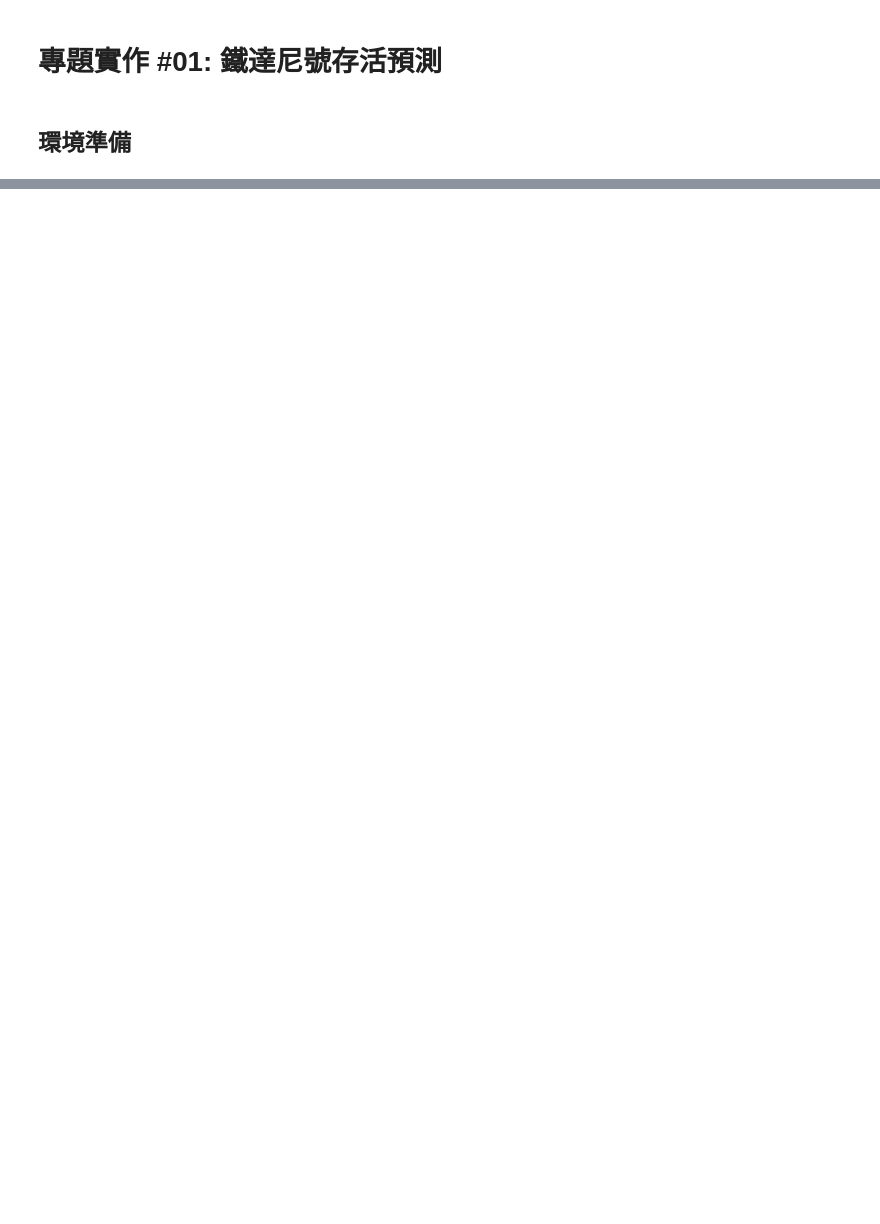
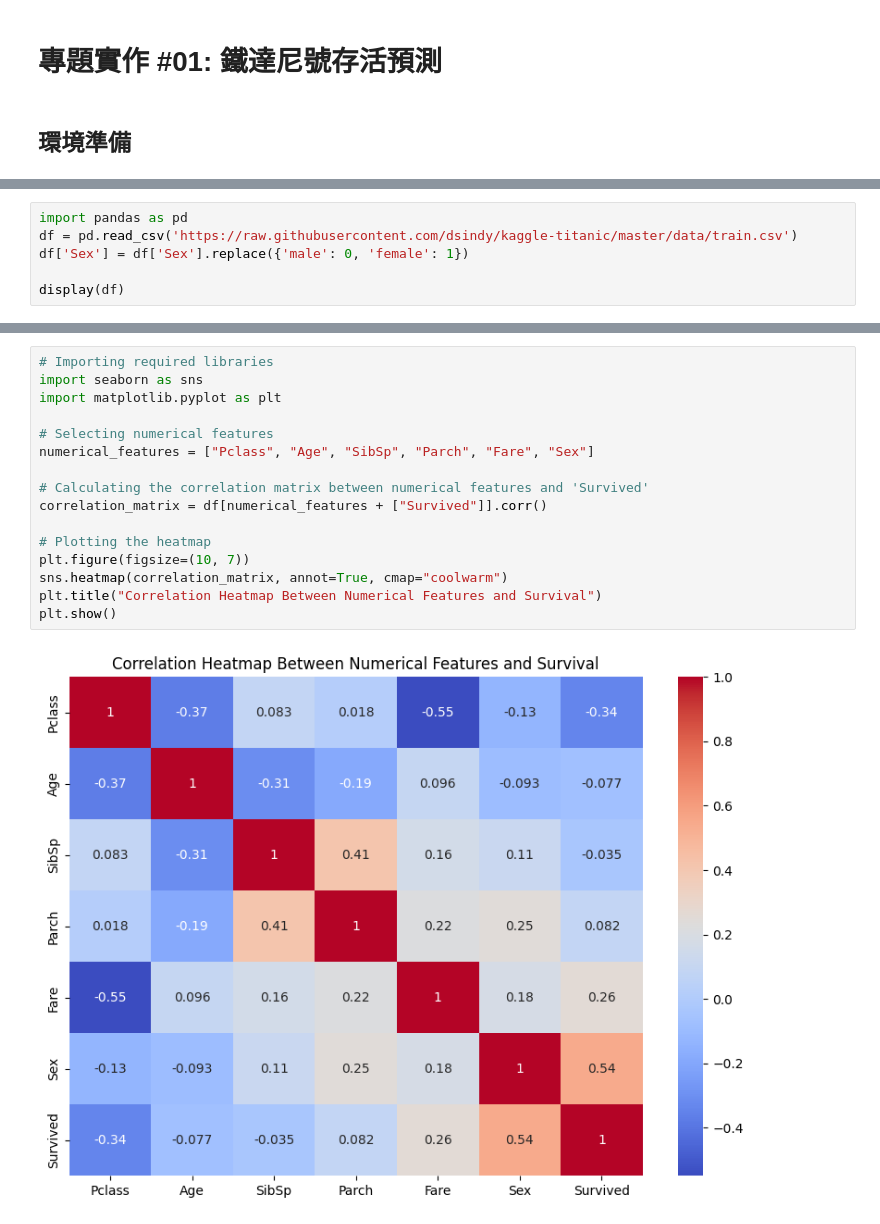
Before and after one commit to bomb1000/titanic-analysis, a Jupyter notebook: 專題實作_01_鐵達尼號生存預測.ipynb, the cells around one changed output, grey strips where cells are left out. Saved outputs shown, nothing was run; the diff lists cells and outputs as text; blank space fills up the shorter version.

```diff
--- a/專題實作_01_鐵達尼號生存預測.ipynb
+++ b/專題實作_01_鐵達尼號生存預測.ipynb
@@ -17,0 +7,6 @@ test
+# %%
+import pandas as pd
+df = pd.read_csv('https://raw.githubusercontent.com/dsindy/kaggle-titanic/master/data/train.csv')
+df['Sex'] = df['Sex'].replace({'male': 0, 'female': 1})
+
+display(df)
@@ -17,0 +42,18 @@ test
+# %%
+# Importing required libraries
+import seaborn as sns
+import matplotlib.pyplot as plt
+
+# Selecting numerical features
+numerical_features = ["Pclass", "Age", "SibSp", "Parch", "Fare", "Sex"]
+
+# Calculating the correlation matrix between numerical features and 'Survived'
+correlation_matrix = df[numerical_features + ["Survived"]].corr()
+
+# Plotting the heatmap
+plt.figure(figsize=(10, 7))
+sns.heatmap(correlation_matrix, annot=True, cmap="coolwarm")
+plt.title("Correlation Heatmap Between Numerical Features and Survival")
+plt.show()
+# %% [output]
+[figure, added]
```
Also changed, not shown: parts of 9 cells of this notebook.
